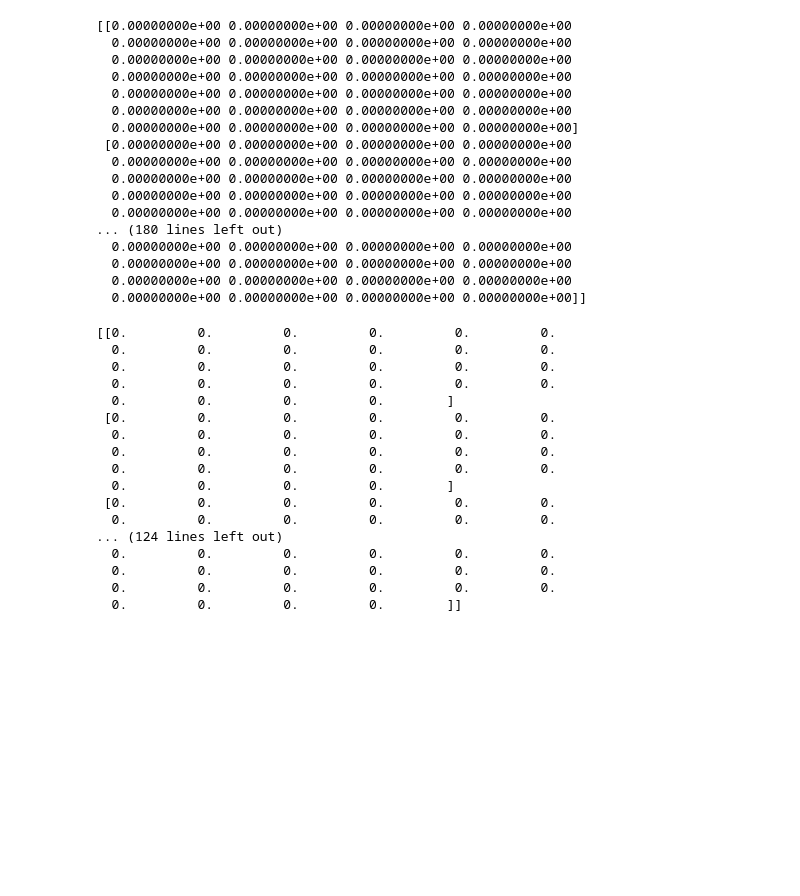
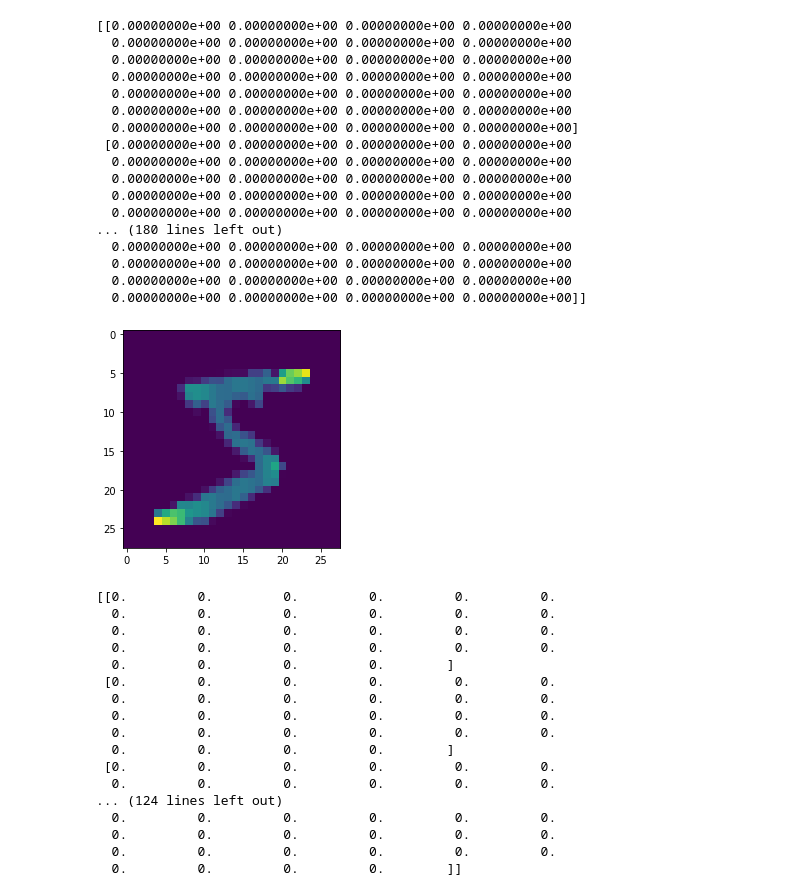
Before and after one commit to ulrikSebastienR/Colab-python-diaries, a Jupyter notebook: sentdex_deep_learning1.ipynb, the cells around one changed output. Cells and saved outputs as stored; diff of their text form; code cells hidden in the pictures; blank space fills up the shorter version.

```diff
--- a/sentdex_deep_learning1.ipynb
+++ b/sentdex_deep_learning1.ipynb
@@ -99,6 +109,11 @@ print(x_train1[0])
   0.00000000e+00 0.00000000e+00 0.00000000e+00 0.00000000e+00
   0.00000000e+00 0.00000000e+00 0.00000000e+00 0.00000000e+00
   0.00000000e+00 0.00000000e+00 0.00000000e+00 0.00000000e+00]]
+# %%
+plt.imshow(x_train[0])
+plt.show()
+# %% [output]
+[figure, added]
 # %%
 x_train2 = tf.keras.utils.normalize(x_train, axis = 2)
 print(x_train2[0])
```
Also changed, not shown: parts of 7 cells of this notebook.
